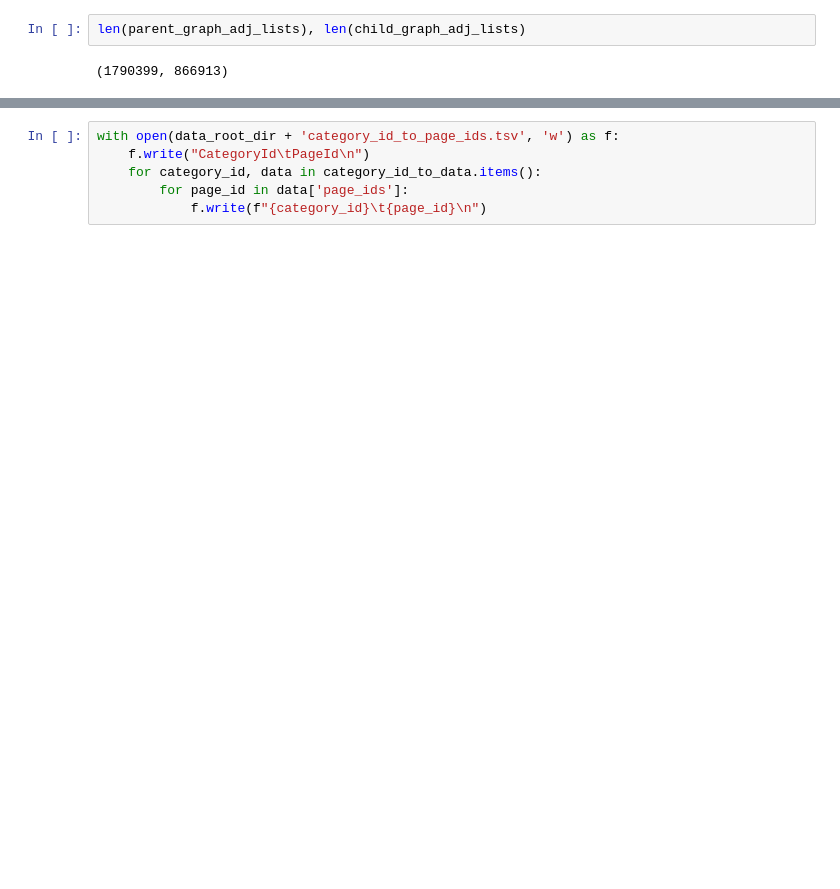
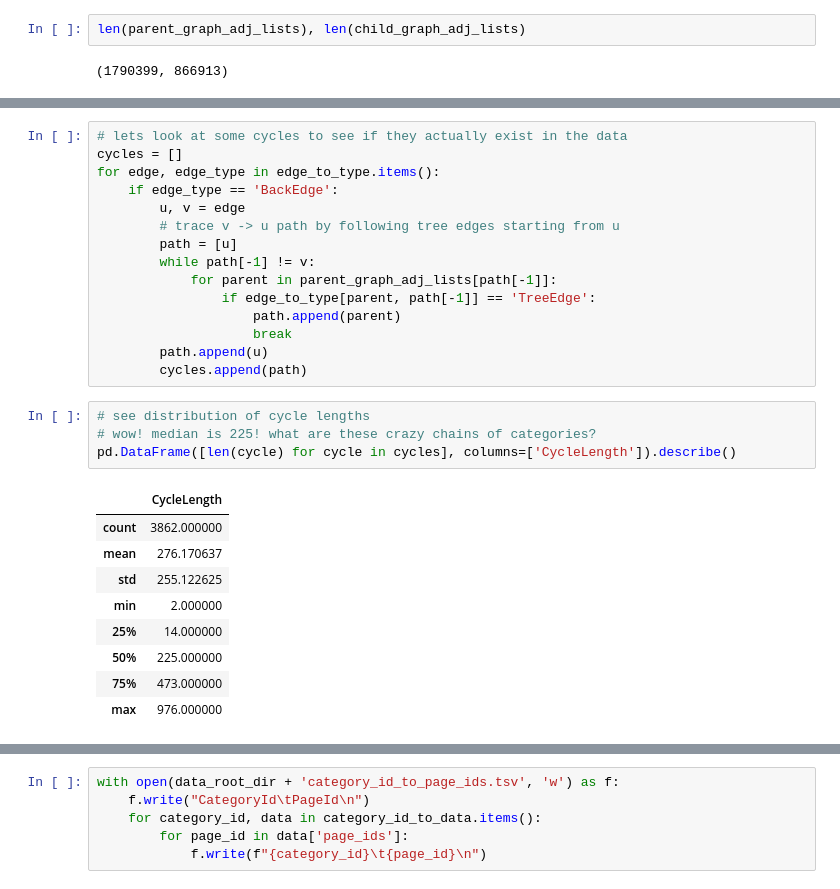
Before and after one commit to vmohit256/ml_practice, a Jupyter notebook: datasets/Wikipedia/prepare_structured_data.ipynb, the cells around one changed output, grey strips where cells are left out. Cells and saved outputs as stored; diff of their text form; blank space fills up the shorter version.

```diff
--- a/datasets/Wikipedia/prepare_structured_data.ipynb
+++ b/datasets/Wikipedia/prepare_structured_data.ipynb
@@ -680,0 +684,29 @@ Connecting chain is a comma separated list of category ids that connect the two
+# %%
+# lets look at some cycles to see if they actually exist in the data
+cycles = []
+for edge, edge_type in edge_to_type.items():
+    if edge_type == 'BackEdge':
+        u, v = edge
+        # trace v -> u path by following tree edges starting from u
+        path = [u]
+        while path[-1] != v:
+            for parent in parent_graph_adj_lists[path[-1]]:
+                if edge_to_type[parent, path[-1]] == 'TreeEdge':
+                    path.append(parent)
+                    break
+        path.append(u)
+        cycles.append(path)
+# %%
+# see distribution of cycle lengths
+# wow! median is 225! what are these crazy chains of categories?
+pd.DataFrame([len(cycle) for cycle in cycles], columns=['CycleLength']).describe()
+# %% [output]
+|  | CycleLength |
+| count | 3862.000000 |
+| mean | 276.170637 |
+| std | 255.122625 |
+| min | 2.000000 |
+| 25% | 14.000000 |
+| 50% | 225.000000 |
+| 75% | 473.000000 |
+| max | 976.000000 |
```
Also changed, not shown: parts of 36 cells of this notebook, 6 other files.
